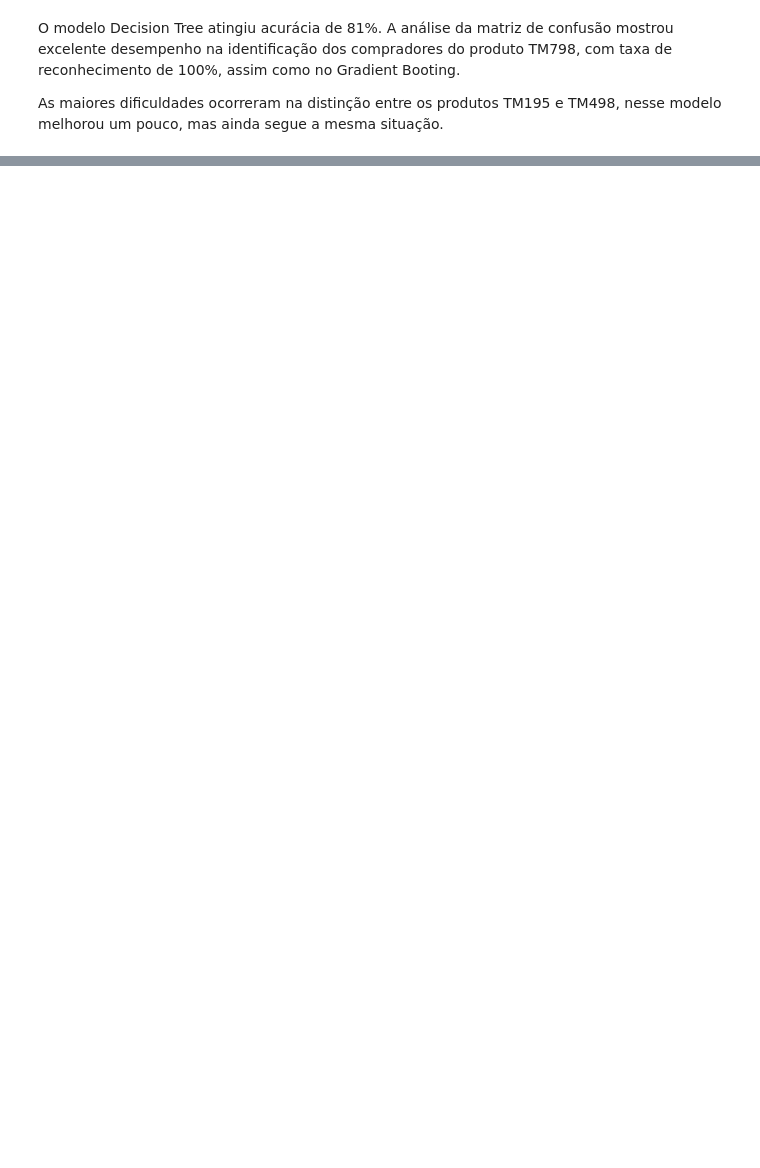
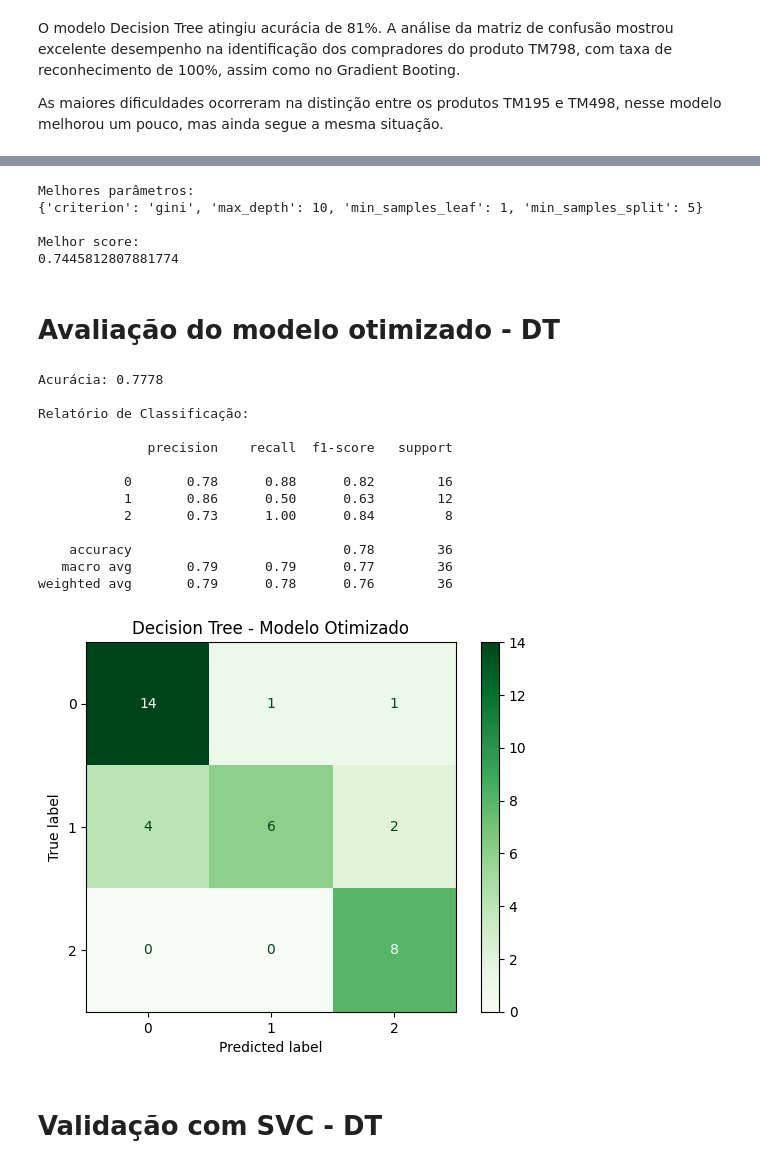
Before and after one commit to isabelagomesdacosta-gif/atividade_projetointegrador1_tec_ia, a Jupyter notebook: ATIVIDADE_PRÁTICA_AVALIATIVA_FINAL_PROJETO_INTEGRADOR_I.ipynb, the cells around one changed output, grey strips where cells are left out. Saved outputs shown, nothing was run; the diff lists cells and outputs as text; code cells hidden in the pictures; blank space fills up the shorter version.

```diff
--- a/ATIVIDADE_PRÁTICA_AVALIATIVA_FINAL_PROJETO_INTEGRADOR_I.ipynb
+++ b/ATIVIDADE_PRÁTICA_AVALIATIVA_FINAL_PROJETO_INTEGRADOR_I.ipynb
@@ -601,0 +903,75 @@ As maiores dificuldades ocorreram na distinção entre os produtos TM195 e TM498
+# %%
+from sklearn.model_selection import GridSearchCV
+
+param_grid = {
+    'criterion': ['gini', 'entropy'],
+    'max_depth': [3, 5, 7, 10, None],
+    'min_samples_split': [2, 5, 10],
+    'min_samples_leaf': [1, 2, 4]
+}
+
+grid_dt = GridSearchCV(
+    estimator=DecisionTreeClassifier(random_state=42),
+    param_grid=param_grid,
+    cv=5,
+    scoring='accuracy',
+    n_jobs=-1
+)
+
+grid_dt.fit(X_train, y_train)
+
+print("Melhores parâmetros:")
+print(grid_dt.best_params_)
+
+print("\nMelhor score:")
+print(grid_dt.best_score_)
+# %% [output]
+Melhores parâmetros:
+{'criterion': 'gini', 'max_depth': 10, 'min_samples_leaf': 1, 'min_samples_split': 5}
+
+Melhor score:
+0.7445812807881774
+# %%
+#Treinando o melhor modelo
+best_dt = grid_dt.best_estimator_
+
+best_dt.fit(X_train, y_train)
+
+y_pred_best = best_dt.predict(X_test)
+# %% [markdown]
+# Avaliação do modelo otimizado - DT
+# %%
+acc_best = accuracy_score(y_test, y_pred_best)
+
+print(f"Acurácia: {acc_best:.4f}\n")
+
+print("Relatório de Classificação:\n")
+print(classification_report(y_test, y_pred_best))
+
+cm = confusion_matrix(y_test, y_pred_best)
+
+disp = ConfusionMatrixDisplay(
+    confusion_matrix=cm,
+    display_labels=best_dt.classes_
+)
+
+disp.plot(cmap="Greens")
+plt.title("Decision Tree - Modelo Otimizado")
+plt.show()
+# %% [output]
+Acurácia: 0.7778
+
+Relatório de Classificação:
+
+              precision    recall  f1-score   support
+
+           0       0.78      0.88      0.82        16
+           1       0.86      0.50      0.63        12
+           2       0.73      1.00      0.84         8
+
+    accuracy                           0.78        36
+   macro avg       0.79      0.79      0.77        36
+weighted avg       0.79      0.78      0.76        36
+[figure, added]
+# %% [markdown]
+# Validação com SVC - DT
```
Also changed, not shown: parts of 33 cells of this notebook.
